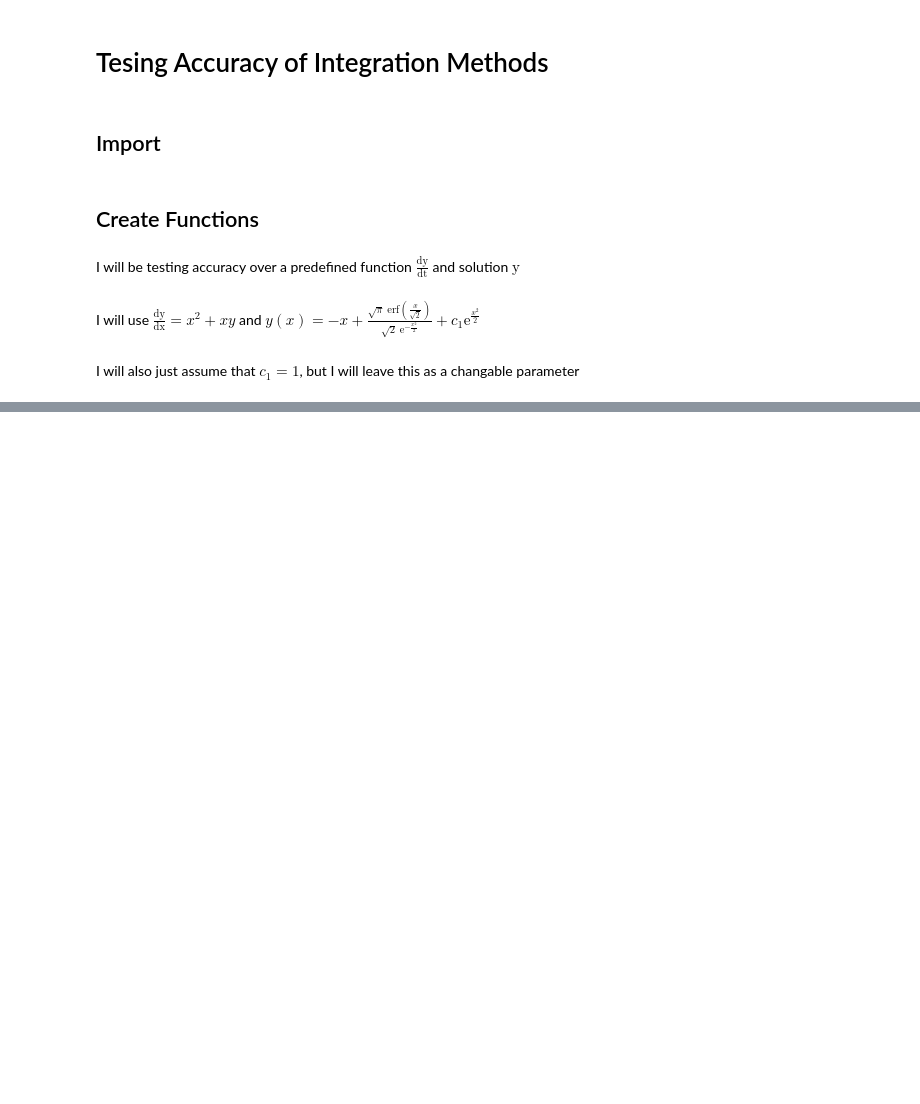
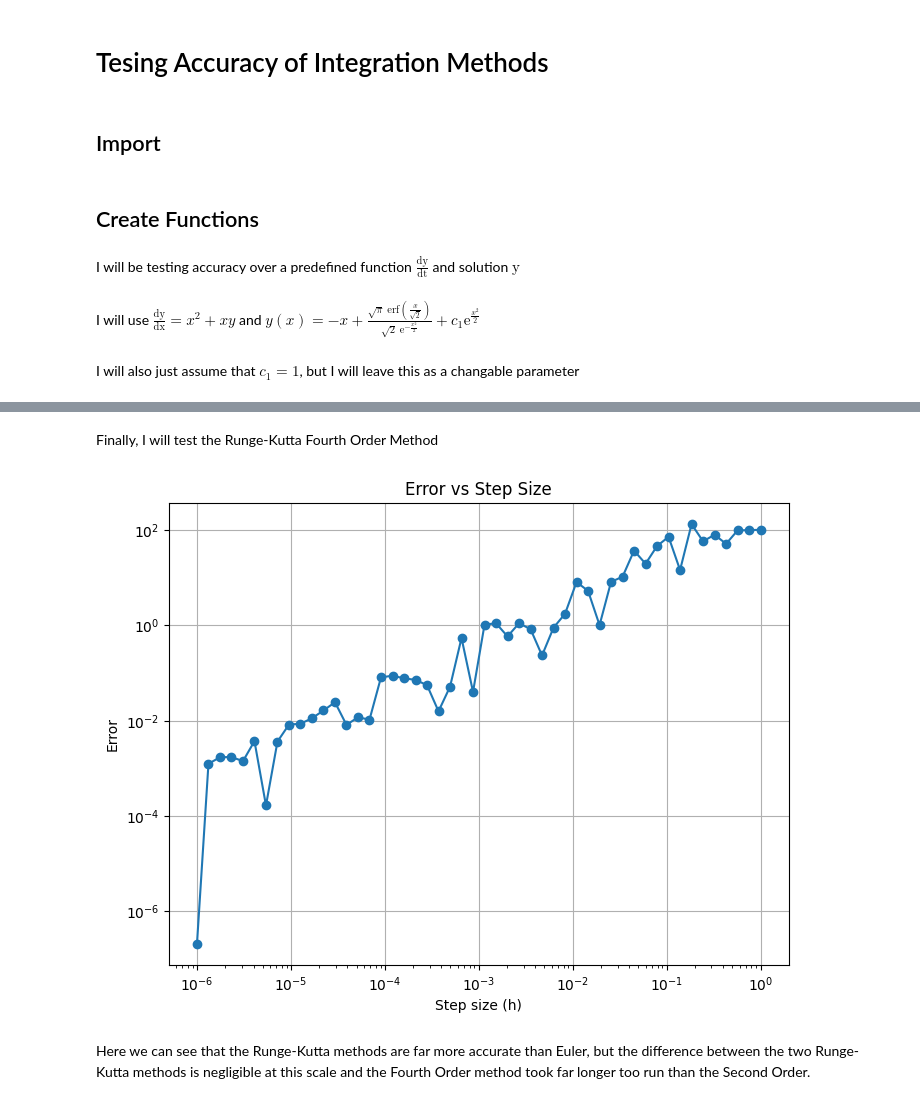
Before and after one commit to Felforge/integrator_suite, a Jupyter notebook: accuracy_testing.ipynb, the cells around one changed output, grey strips where cells are left out. Saved outputs shown, nothing was run; the diff lists cells and outputs as text; code cells hidden in the pictures; blank space fills up the shorter version.

```diff
--- a/accuracy_testing.ipynb
+++ b/accuracy_testing.ipynb
@@ -30,0 +74,8 @@ def solution(x, c_1=1):
+# %% [markdown]
+Finally, I will test the Runge-Kutta Fourth Order Method
+# %%
+plot_error_curve(rk4, 0, 10, derivative, solution)
+# %% [output]
+[figure, added]
+# %% [markdown]
+Here we can see that the Runge-Kutta methods are far more accurate than Euler, but the difference between the two Runge-Kutta methods is negligible at this scale and the Fourth Order method took far longer too run than the Second Order.
```
Also changed, not shown: parts of 14 cells of this notebook, 1 other file.
